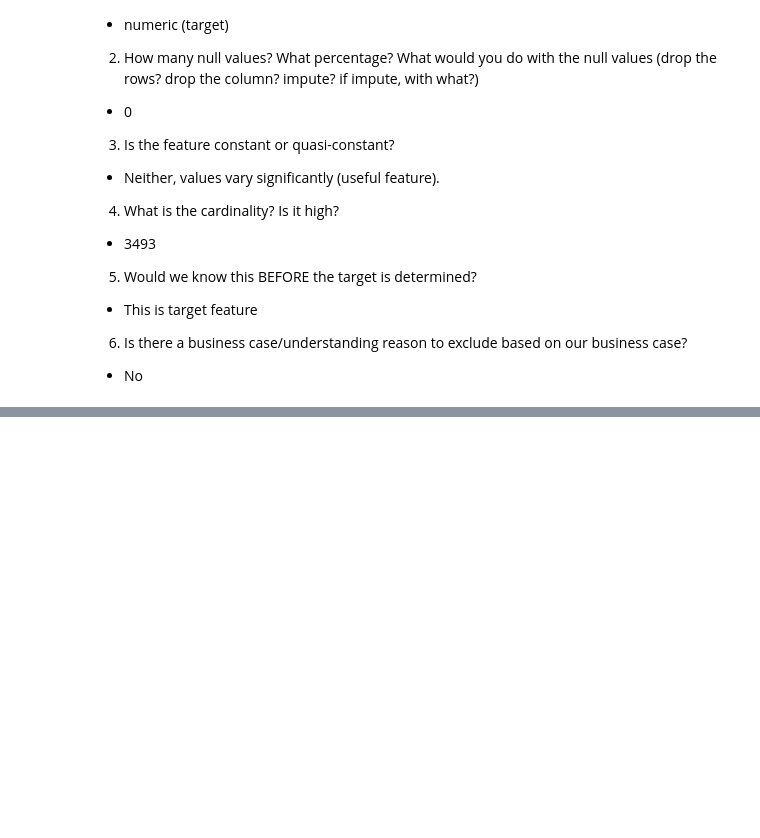
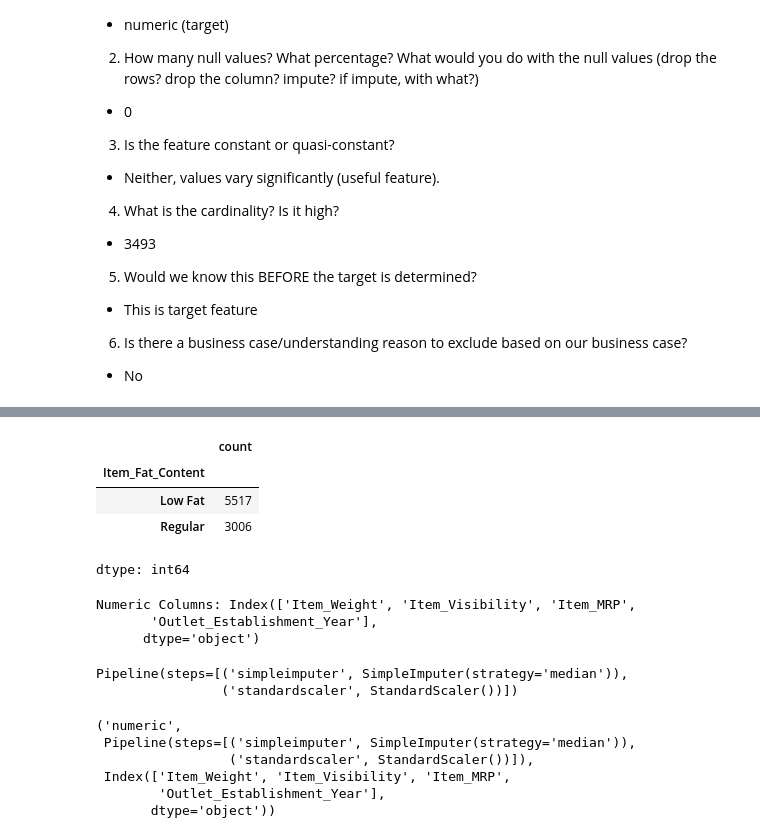
Before and after one commit to Maryam-Skaik/Prediction-of-Product-Sales, a Jupyter notebook: Prediction_of_Product_Sales.ipynb, the cells around one changed output, grey strips where cells are left out. Drawn from its saved outputs; the diff is of its cells as text; code cells hidden in the pictures; blank space fills up the shorter version.

```diff
--- a/Prediction_of_Product_Sales.ipynb
+++ b/Prediction_of_Product_Sales.ipynb
@@ -1058,0 +1063,16 @@ explore_numeric(df, feature);
+# %%
+# Import packages
+import pandas as pd
+import numpy as np
+import matplotlib.pyplot as plt
+import seaborn as sns
+pd.set_option('display.max_columns',100)
+import missingno
+from sklearn.model_selection import train_test_split
+from sklearn.compose import ColumnTransformer
+from sklearn.preprocessing import StandardScaler, OneHotEncoder, OrdinalEncoder
+from sklearn.pipeline import make_pipeline
+from sklearn.impute import SimpleImputer
+# Set pandas as the default output for sklearn
+from sklearn import set_config
+set_config(transform_output='pandas')
@@ -1058,0 +1081,4 @@ explore_numeric(df, feature);
+# %%
+# read data and review first 5 records
+df = pd.read_csv('/content/drive/MyDrive/AXSOSACADEMY/Course 1/Week 2/Data/sales_predictions_2023.csv')
+df.head()
@@ -1058,0 +1107,9 @@ explore_numeric(df, feature);
+# %%
+df['Item_Fat_Content'] = df['Item_Fat_Content'].replace({'LF': 'Low Fat', 'low fat': 'Low Fat', 'reg': 'Regular'})
+df['Item_Fat_Content'].value_counts()
+# %% [output]
+|  | count |
+| Item_Fat_Content |  |
+| Low Fat | 5517 |
+| Regular | 3006 |
+dtype: int64
@@ -1058,0 +1120,30 @@ explore_numeric(df, feature);
+# %%
+# PREPROCESSING PIPELINE FOR NUMERIC DATA
+# Save list of column names
+num_cols = X_train.select_dtypes('number').columns
+print("Numeric Columns:", num_cols)
+
+# instantiate preprocessors
+impute_median = SimpleImputer(strategy='median')
+scaler = StandardScaler()
+
+# Make a numeric preprocessing pipeline
+num_pipe = make_pipeline(impute_median, scaler)
+num_pipe
+# %% [output]
+Numeric Columns: Index(['Item_Weight', 'Item_Visibility', 'Item_MRP',
+       'Outlet_Establishment_Year'],
+      dtype='object')
+Pipeline(steps=[('simpleimputer', SimpleImputer(strategy='median')),
+                ('standardscaler', StandardScaler())])
+# %%
+# Making a numeric tuple for ColumnTransformer
+num_tuple = ('numeric', num_pipe, num_cols)
+num_tuple
+# %% [output]
+('numeric',
+ Pipeline(steps=[('simpleimputer', SimpleImputer(strategy='median')),
+                 ('standardscaler', StandardScaler())]),
+ Index(['Item_Weight', 'Item_Visibility', 'Item_MRP',
+        'Outlet_Establishment_Year'],
+       dtype='object'))
```
Also changed, not shown: parts of 19 cells of this notebook.
